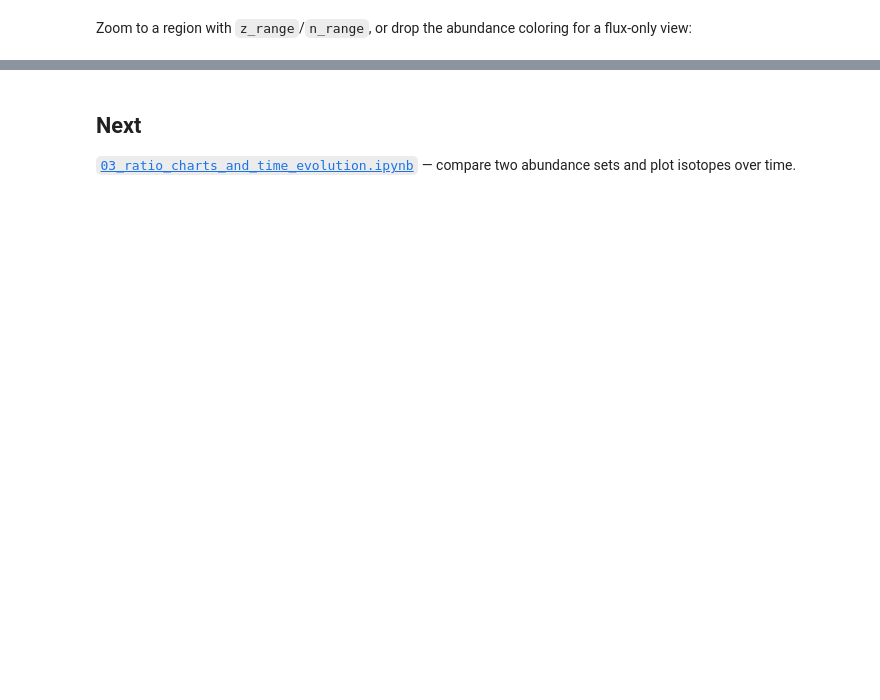
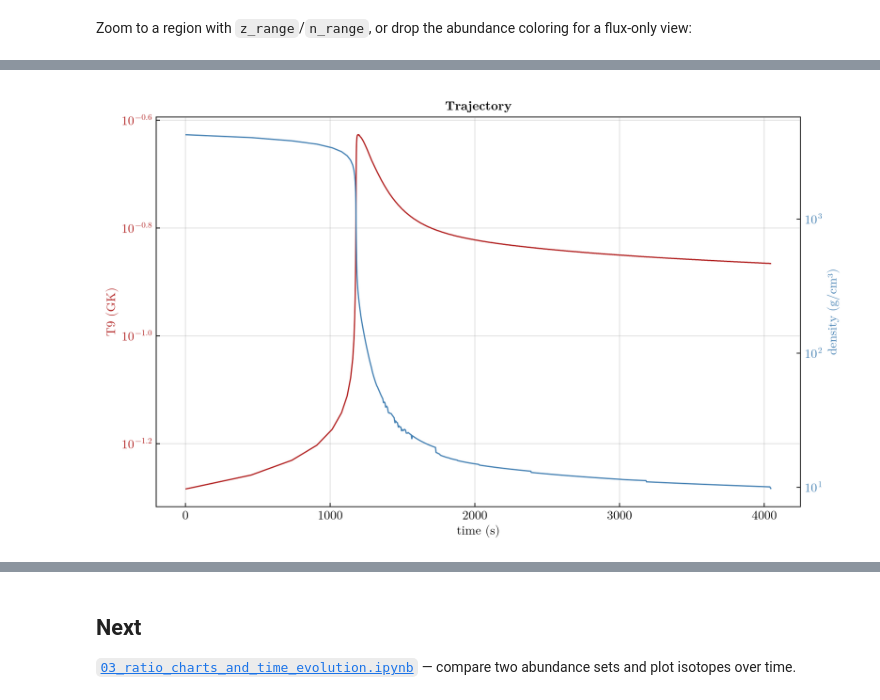
Before and after one commit to NuGrid/NuToolsJl, a Jupyter notebook: NuGridJl/demos/02_abundance_and_flux_charts.ipynb, the cells around one changed output, grey strips where cells are left out. Drawn from its saved outputs; the diff is of its cells as text; code cells hidden in the pictures; blank space fills up the shorter version.

```diff
--- a/NuGridJl/demos/02_abundance_and_flux_charts.ipynb
+++ b/NuGridJl/demos/02_abundance_and_flux_charts.ipynb
@@ -61,0 +85,4 @@ flux_chart(run, :final; tolerance = 1e-10, z_range = (5, 10), show_abundance = f
+# %%
+plot_trajectory(run)
+# %% [output]
+[figure, added]
```
Also changed, not shown: parts of 9 cells of this notebook, 13 other files.
